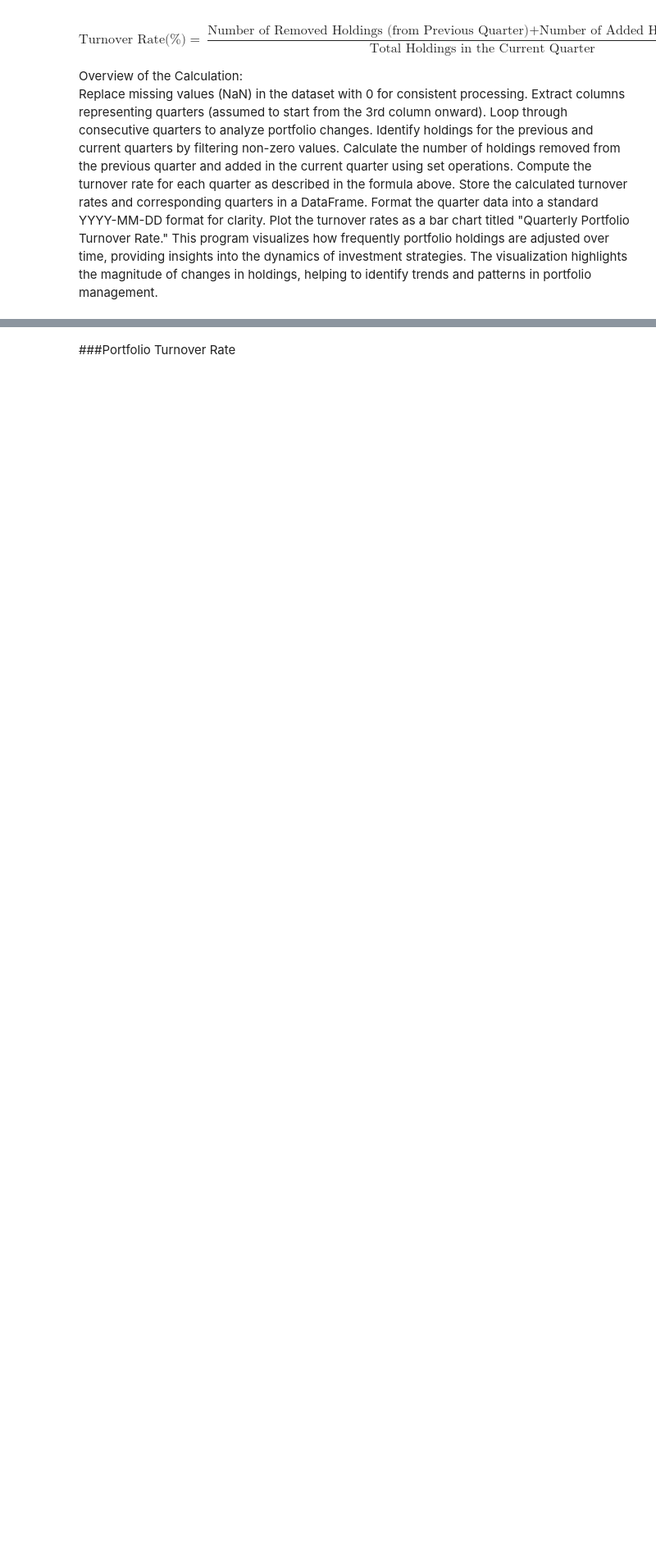
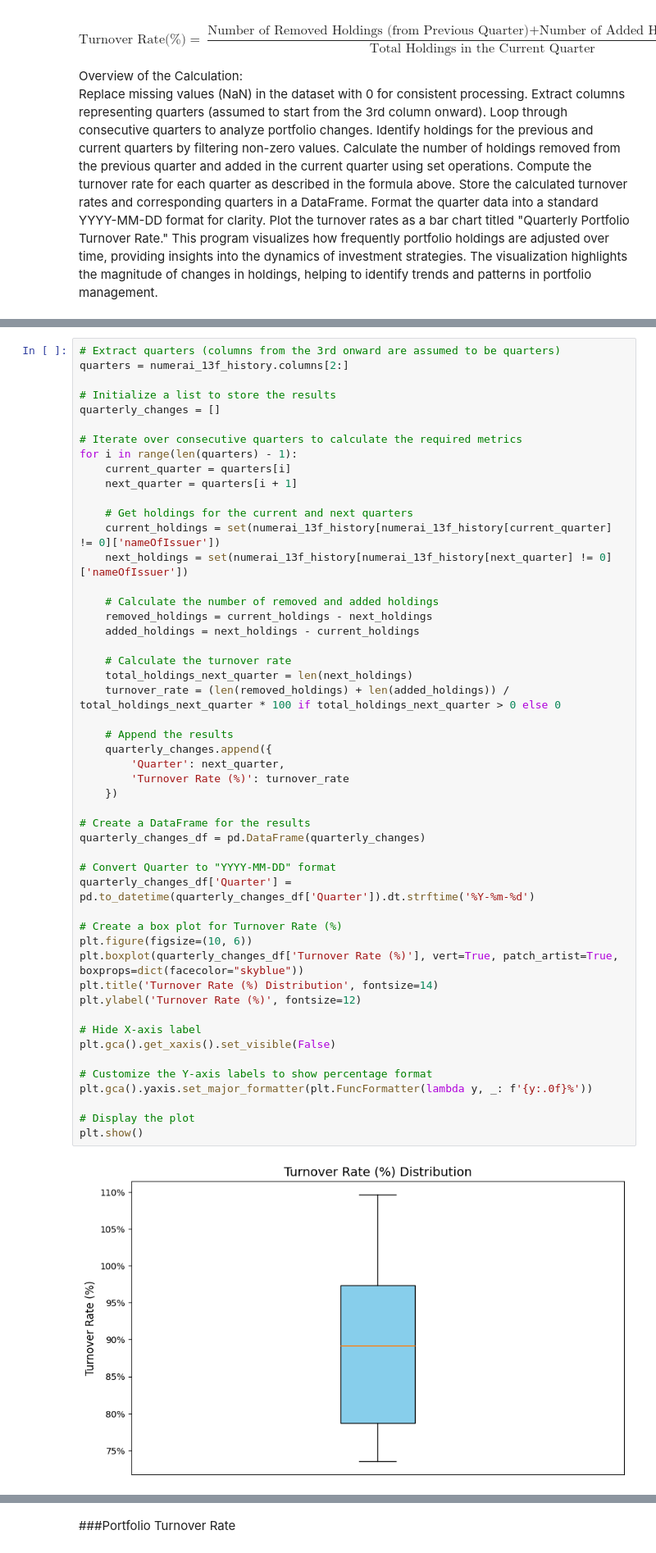
Before and after one commit to Kei-Sanada/Holdings-of-Numerai-GP-LLC, a Jupyter notebook: Analysis_Numerai_GP.ipynb, the cells around one changed output, grey strips where cells are left out. Shown at 82% size. Drawn from its saved outputs; the diff is of its cells as text; blank space fills up the shorter version.

```diff
--- a/Analysis_Numerai_GP.ipynb
+++ b/Analysis_Numerai_GP.ipynb
@@ -333,0 +359,52 @@ plt.show()
+# %%
+# Extract quarters (columns from the 3rd onward are assumed to be quarters)
+quarters = numerai_13f_history.columns[2:]
+
+# Initialize a list to store the results
+quarterly_changes = []
+
+# Iterate over consecutive quarters to calculate the required metrics
+for i in range(len(quarters) - 1):
+    current_quarter = quarters[i]
+    next_quarter = quarters[i + 1]
+
+    # Get holdings for the current and next quarters
+    current_holdings = set(numerai_13f_history[numerai_13f_history[current_quarter] != 0]['nameOfIssuer'])
+    next_holdings = set(numerai_13f_history[numerai_13f_history[next_quarter] != 0]['nameOfIssuer'])
+
+    # Calculate the number of removed and added holdings
+    removed_holdings = current_holdings - next_holdings
+    added_holdings = next_holdings - current_holdings
+
+    # Calculate the turnover rate
+    total_holdings_next_quarter = len(next_holdings)
+    turnover_rate = (len(removed_holdings) + len(added_holdings)) / total_holdings_next_quarter * 100 if total_holdings_next_quarter > 0 else 0
+
+    # Append the results
+    quarterly_changes.append({
+        'Quarter': next_quarter,
+        'Turnover Rate (%)': turnover_rate
+    })
+
+# Create a DataFrame for the results
+quarterly_changes_df = pd.DataFrame(quarterly_changes)
+
+# Convert Quarter to "YYYY-MM-DD" format
+quarterly_changes_df['Quarter'] = pd.to_datetime(quarterly_changes_df['Quarter']).dt.strftime('%Y-%m-%d')
+
+# Create a box plot for Turnover Rate (%)
+plt.figure(figsize=(10, 6))
+plt.boxplot(quarterly_changes_df['Turnover Rate (%)'], vert=True, patch_artist=True, boxprops=dict(facecolor="skyblue"))
+plt.title('Turnover Rate (%) Distribution', fontsize=14)
+plt.ylabel('Turnover Rate (%)', fontsize=12)
+
+# Hide X-axis label
+plt.gca().get_xaxis().set_visible(False)
+
+# Customize the Y-axis labels to show percentage format
+plt.gca().yaxis.set_major_formatter(plt.FuncFormatter(lambda y, _: f'{y:.0f}%'))
+
+# Display the plot
+plt.show()
+# %% [output]
+[figure, added]
```
Also changed, not shown: parts of 4 cells of this notebook.
